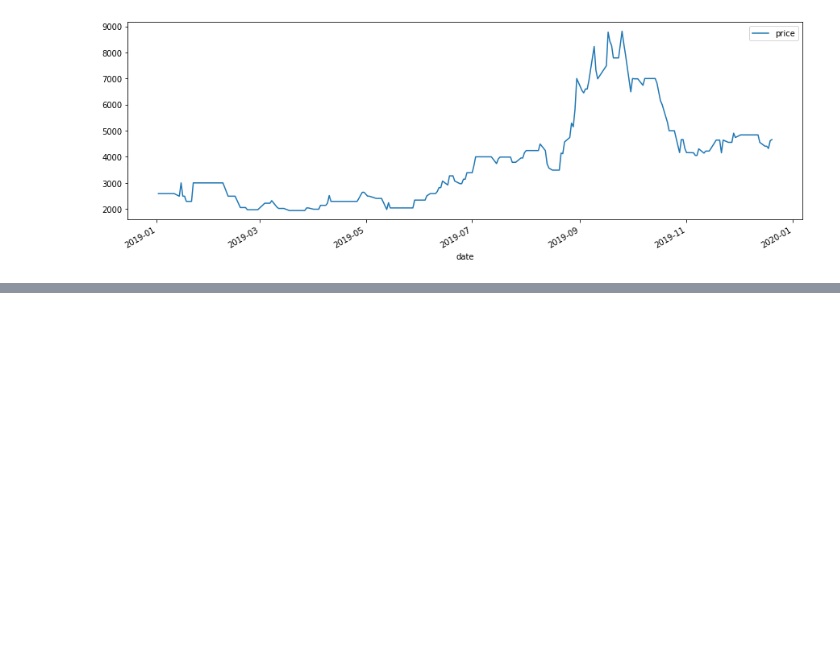
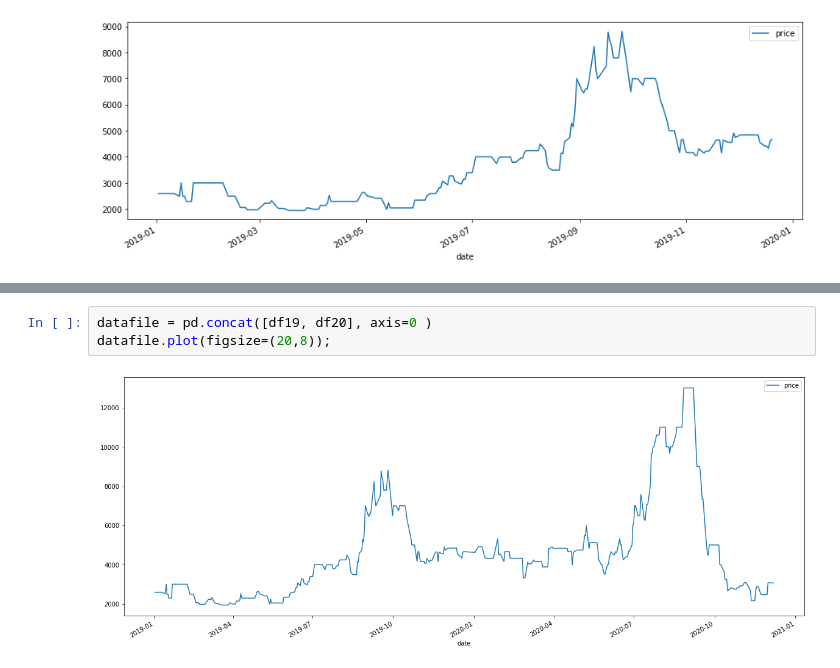
Before and after one commit to koreabao/public_data, a Jupyter notebook: 배추값.ipynb, the cells around one changed output, grey strips where cells are left out. Cells and saved outputs as stored; diff of their text form; blank space fills up the shorter version.

```diff
--- a/배추값.ipynb
+++ b/배추값.ipynb
@@ -219,0 +241,5 @@ df.plot(figsize=(15,5));
+# %%
+datafile = pd.concat([df19, df20], axis=0 )
+datafile.plot(figsize=(20,8));
+# %% [output]
+[figure, added]
```
Also changed, not shown: parts of 1 cell of this notebook.
